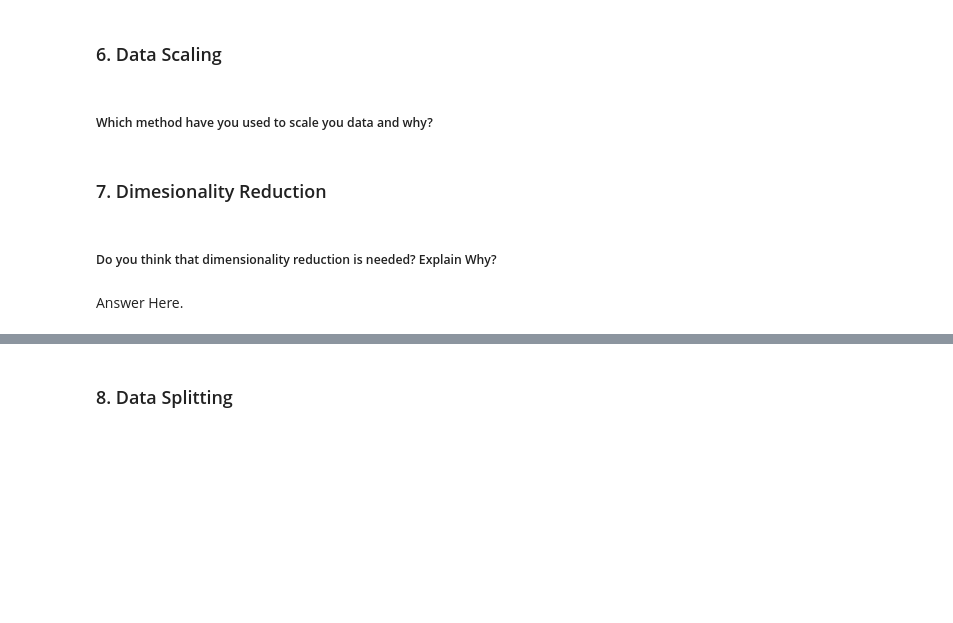
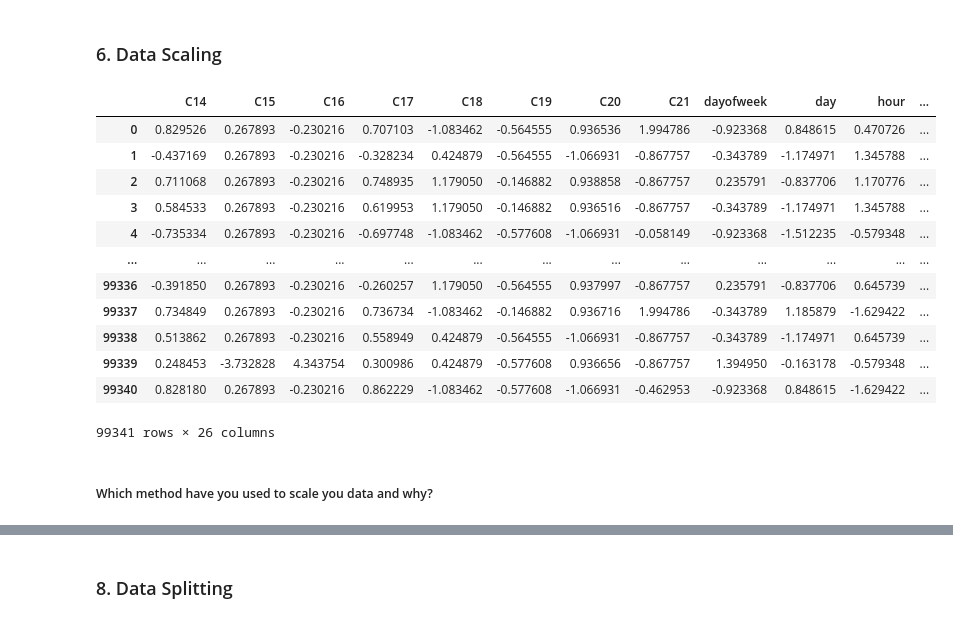
Before and after one commit to Jassibro/CTR-PREDICTION, a Jupyter notebook: Click_Through_Rates_Prediction.ipynb, the cells around one changed output, grey strips where cells are left out. Saved outputs shown, nothing was run; the diff lists cells and outputs as text; code cells hidden in the pictures; blank space fills up the shorter version.

Commit message:
created models

```diff
--- a/Click_Through_Rates_Prediction.ipynb
+++ b/Click_Through_Rates_Prediction.ipynb
@@ -699,0 +804,6 @@ Answer Here.
+# %%
+df['app_details']=df['app_id'] + ' ' + df['app_domain'] + ' ' + df['app_category']
+df['app_ctr']= df.groupby('app_details')['click'].transform('mean')
+# %%
+df['device_details']=df['device_id'] + ' ' + df['device_model']
+df['device_ctr']=df.groupby('device_details')['click'].transform('mean')
@@ -760,2 +825,8 @@ Answer Here.
+# %%
+final_df=df.drop(columns=['site_id', 'site_domain', 'site_category', 'app_id', 'app_domain',
+       'app_category', 'device_id', 'device_ip', 'device_model','site_app_category','site_details','app_details','device_details']).copy()
+# %%
+target_variable='click'
+features=final_df.drop('click',axis=1)
 # %% [markdown]
 ### 6. Data Scaling
@@ -764,8 +833,25 @@ Answer Here.
+# %%
+# Scaling your data
+from sklearn.preprocessing import StandardScaler
+standard_scaler = StandardScaler()
+
+# Standardize the features (Z-score scaling)
+standardized_features = standard_scaler.fit_transform(features)
+standardized_features_df = pd.DataFrame(standardized_features, columns=features.columns)
+standardized_features_df
+# %% [output]
+|  | C14 | C15 | C16 | C17 | C18 | C19 | C20 | C21 | dayofweek | day | hour | ... |
+| 0 | 0.829526 | 0.267893 | -0.230216 | 0.707103 | -1.083462 | -0.564555 | 0.936536 | 1.994786 | -0.923368 | 0.848615 | 0.470726 | ... |
+| 1 | -0.437169 | 0.267893 | -0.230216 | -0.328234 | 0.424879 | -0.564555 | -1.066931 | -0.867757 | -0.343789 | -1.174971 | 1.345788 | ... |
+| 2 | 0.711068 | 0.267893 | -0.230216 | 0.748935 | 1.179050 | -0.146882 | 0.938858 | -0.867757 | 0.235791 | -0.837706 | 1.170776 | ... |
+| 3 | 0.584533 | 0.267893 | -0.230216 | 0.619953 | 1.179050 | -0.146882 | 0.936516 | -0.867757 | -0.343789 | -1.174971 | 1.345788 | ... |
+| 4 | -0.735334 | 0.267893 | -0.230216 | -0.697748 | -1.083462 | -0.577608 | -1.066931 | -0.058149 | -0.923368 | -1.512235 | -0.579348 | ... |
+| ... | ... | ... | ... | ... | ... | ... | ... | ... | ... | ... | ... | ... |
+| 99336 | -0.391850 | 0.267893 | -0.230216 | -0.260257 | 1.179050 | -0.564555 | 0.937997 | -0.867757 | 0.235791 | -0.837706 | 0.645739 | ... |
+| 99337 | 0.734849 | 0.267893 | -0.230216 | 0.736734 | -1.083462 | -0.146882 | 0.936716 | 1.994786 | -0.343789 | 1.185879 | -1.629422 | ... |
+| 99338 | 0.513862 | 0.267893 | -0.230216 | 0.558949 | 0.424879 | -0.564555 | -1.066931 | -0.867757 | -0.343789 | -1.174971 | 0.645739 | ... |
+| 99339 | 0.248453 | -3.732828 | 4.343754 | 0.300986 | 0.424879 | -0.577608 | 0.936656 | -0.867757 | 1.394950 | -0.163178 | -0.579348 | ... |
+| 99340 | 0.828180 | 0.267893 | -0.230216 | 0.862229 | -1.083462 | -0.577608 | -1.066931 | -0.462953 | -0.923368 | 0.848615 | -1.629422 | ... |
+99341 rows × 26 columns
 # %% [markdown]
 ##### Which method have you used to scale you data and why?
-# %% [markdown]
-### 7. Dimesionality Reduction
-# %% [markdown]
-##### Do you think that dimensionality reduction is needed? Explain Why?
-# %% [markdown]
-Answer Here.
```
Also changed, not shown: parts of 111 cells of this notebook.
